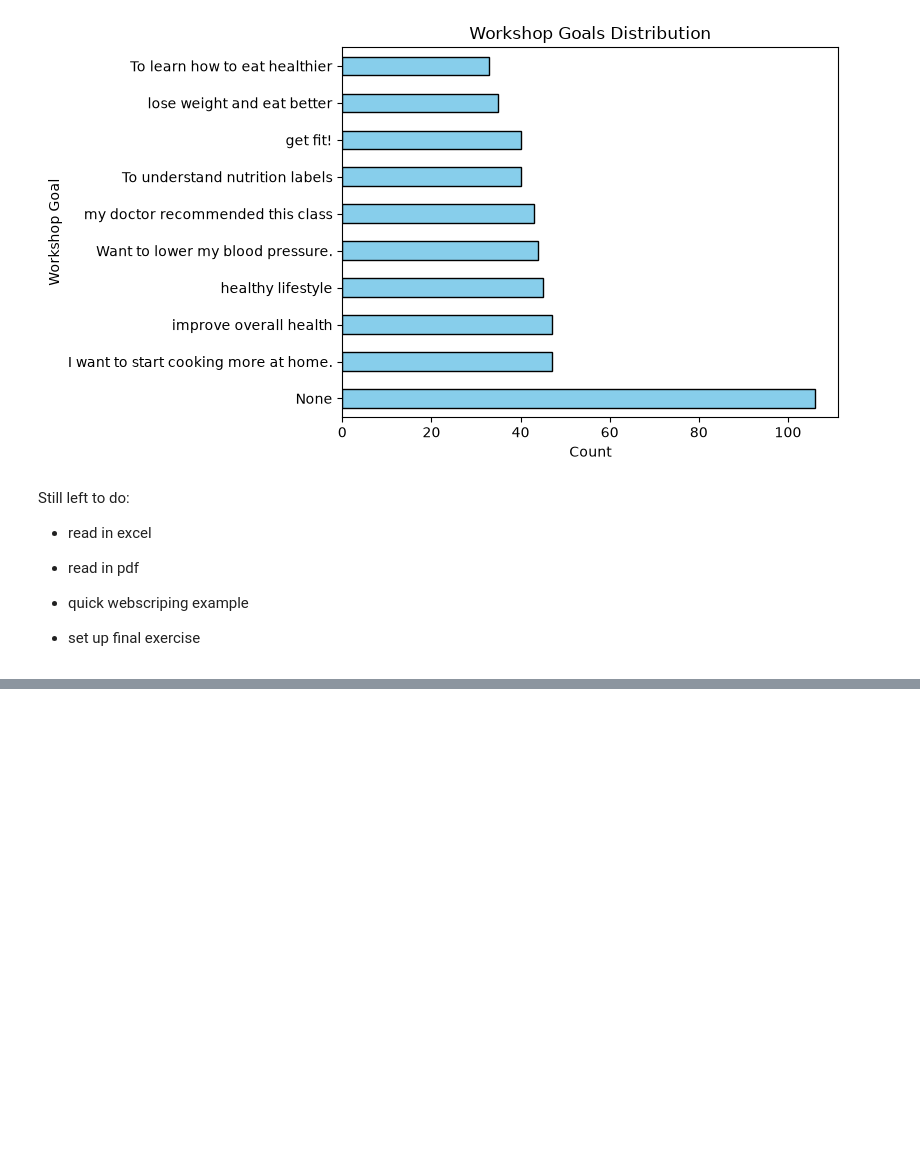
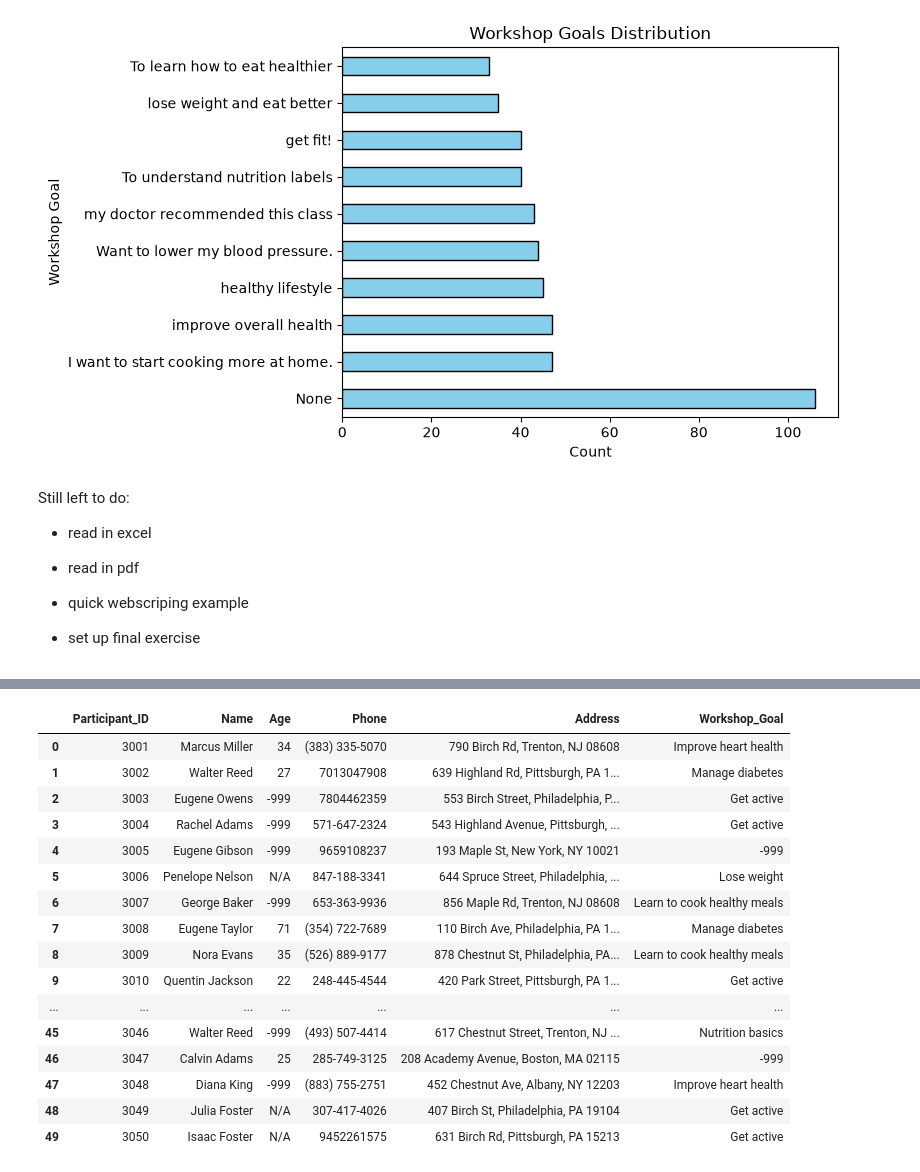
Before and after one commit to Launchpad-Analytics/Workshop-IntroToPython, a Jupyter notebook: s310/day3/03_data_cleaning_topics.ipynb, the cells around one changed output, grey strips where cells are left out. Saved outputs shown, nothing was run; the diff lists cells and outputs as text; code cells hidden in the pictures; blank space fills up the shorter version.

```diff
--- a/s310/day3/03_data_cleaning_topics.ipynb
+++ b/s310/day3/03_data_cleaning_topics.ipynb
@@ -577,0 +606,12 @@ ImportError: `Import lxml` failed.  Use pip or conda to install the lxml package
+# %%
+import pdfplumber
+
+rows = []
+
+with pdfplumber.open("data/workshop_participants_tertiary.pdf") as pdf:
+    for page in pdf.pages:
+        table = page.extract_table()
+        if table:
+            rows.extend(table[1:])  # Skip the header row
+
+rows
@@ -577,0 +636,20 @@ ImportError: `Import lxml` failed.  Use pip or conda to install the lxml package
+# %%
+pd.DataFrame(rows, columns=["Participant_ID", "Name", "Age", "Phone", "Address", "Workshop_Goal"])
+# %% [output]
+|  | Participant_ID | Name | Age | Phone | Address | Workshop_Goal |
+| 0 | 3001 | Marcus Miller | 34 | (383) 335-5070 | 790 Birch Rd, Trenton, NJ 08608 | Improve heart health |
+| 1 | 3002 | Walter Reed | 27 | 7013047908 | 639 Highland Rd, Pittsburgh, PA 1... | Manage diabetes |
+| 2 | 3003 | Eugene Owens | -999 | 7804462359 | 553 Birch Street, Philadelphia, P... | Get active |
+| 3 | 3004 | Rachel Adams | -999 | 571-647-2324 | 543 Highland Avenue, Pittsburgh, ... | Get active |
+| 4 | 3005 | Eugene Gibson | -999 | 9659108237 | 193 Maple St, New York, NY 10021 | -999 |
+| 5 | 3006 | Penelope Nelson | N/A | 847-188-3341 | 644 Spruce Street, Philadelphia, ... | Lose weight |
+| 6 | 3007 | George Baker | -999 | 653-363-9936 | 856 Maple Rd, Trenton, NJ 08608 | Learn to cook healthy meals |
+| 7 | 3008 | Eugene Taylor | 71 | (354) 722-7689 | 110 Birch Ave, Philadelphia, PA 1... | Manage diabetes |
+| 8 | 3009 | Nora Evans | 35 | (526) 889-9177 | 878 Chestnut St, Philadelphia, PA... | Learn to cook healthy meals |
+| 9 | 3010 | Quentin Jackson | 22 | 248-445-4544 | 420 Park Street, Pittsburgh, PA 1... | Get active |
+| ... | ... | ... | ... | ... | ... | ... |
+| 45 | 3046 | Walter Reed | -999 | (493) 507-4414 | 617 Chestnut Street, Trenton, NJ ... | Nutrition basics |
+| 46 | 3047 | Calvin Adams | 25 | 285-749-3125 | 208 Academy Avenue, Boston, MA 02115 | -999 |
+| 47 | 3048 | Diana King | -999 | (883) 755-2751 | 452 Chestnut Ave, Albany, NY 12203 | Improve heart health |
+| 48 | 3049 | Julia Foster | N/A | 307-417-4026 | 407 Birch St, Philadelphia, PA 19104 | Get active |
+| 49 | 3050 | Isaac Foster | N/A | 9452261575 | 631 Birch Rd, Pittsburgh, PA 15213 | Get active |
```
Also changed, not shown: parts of 5 cells of this notebook, 3 other files.
